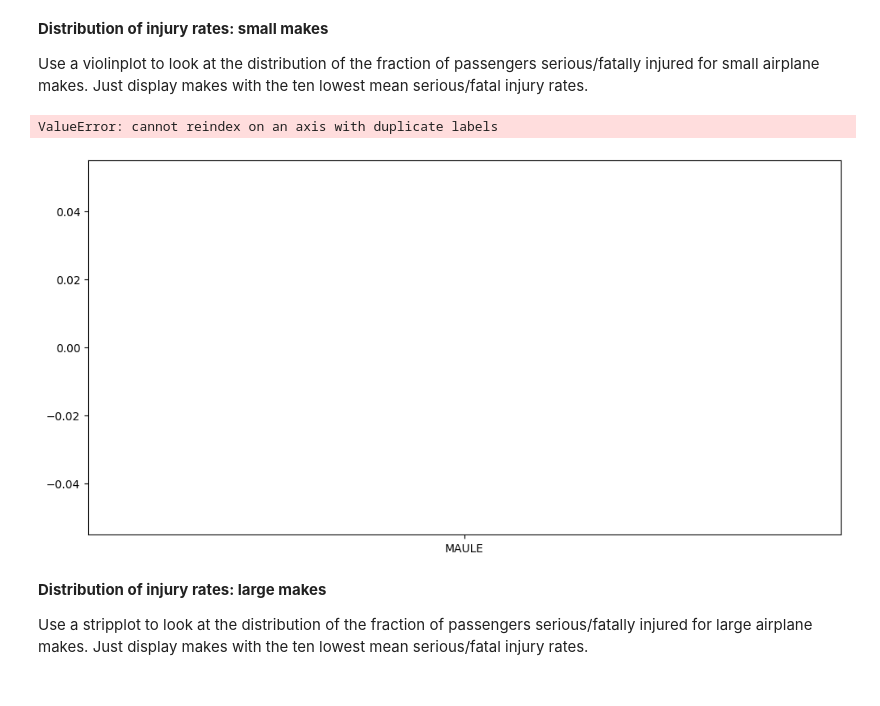
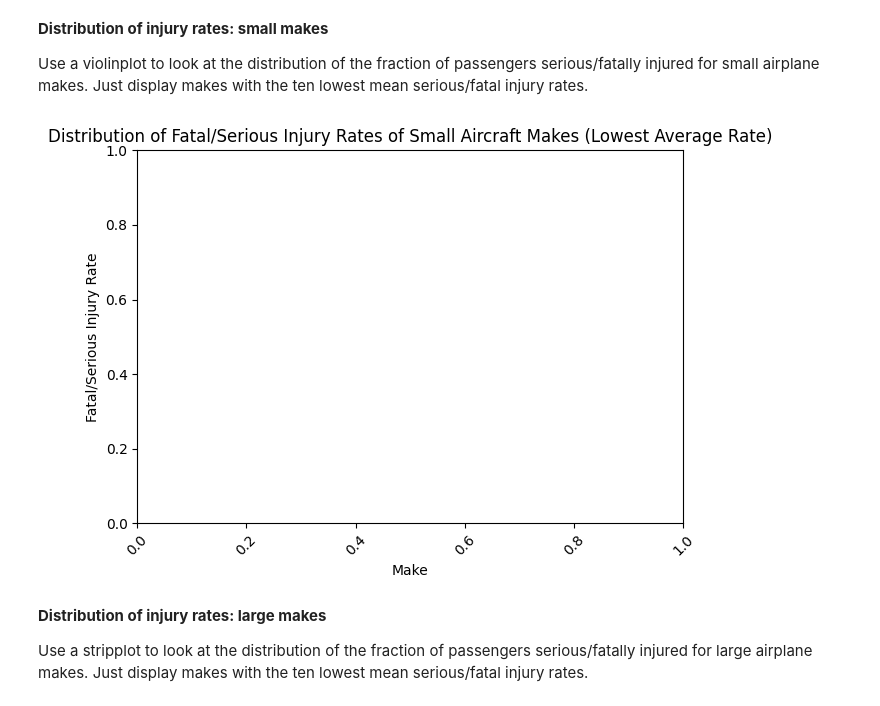
Before and after one commit to Lexie-D/dsc-course0-m8-lab, a Jupyter notebook: Aviation_Accidents_Data_Analysis.ipynb, the cells around one changed output. Saved outputs shown, nothing was run; the diff lists cells and outputs as text; code cells hidden in the pictures.

```diff
--- a/Aviation_Accidents_Data_Analysis.ipynb
+++ b/Aviation_Accidents_Data_Analysis.ipynb
@@ -143,21 +143,22 @@ plt.show()
 
 Use a violinplot to look at the distribution of the fraction of passengers serious/fatally injured for small airplane makes. Just display makes with the ten lowest mean serious/fatal injury rates.
 # %%
-lowest_small_makes = (filtered_small.groupby("Make")["Fatal.Serious.Injury.Rate"].mean().sort_values().head(10).index)
+lowest_small_makes = filtered_small.groupby("Make")["Fatal.Serious.Injury.Rate"].mean().sort_values().head(10).index)
 violin_small_df=filtered_small[filtered_small['Make'].isin(lowest_small_makes)].copy()
 
-plt.figure(figsize=(12, 6))
-sns.violinplot(data=violin_small_df, x="Make", y="Fatal.Serious.Injury.Rate", inner="box")
+#plt.figure(figsize=(12, 6))
+violin_small_df = violin_small_df.loc[:, ~violin_small_df.columns.duplicated()]
+violin_small_df.reset_index(drop=True, inplace=True)
 
+#plot
 plt.title("Distribution of Fatal/Serious Injury Rates of Small Aircraft Makes (Lowest Average Rate)")
 plt.xlabel("Make")
 plt.ylabel("Fatal/Serious Injury Rate")
 plt.xticks(rotation=45)
 plt.tight_layout()
 plt.show()
 # %% [output]
-ValueError: cannot reindex on an axis with duplicate labels
-[figure, old version]
+[figure, new version]
 # %% [markdown]
 **Distribution of injury rates: large makes**
 
```
Also changed, not shown: parts of 14 cells of this notebook.
